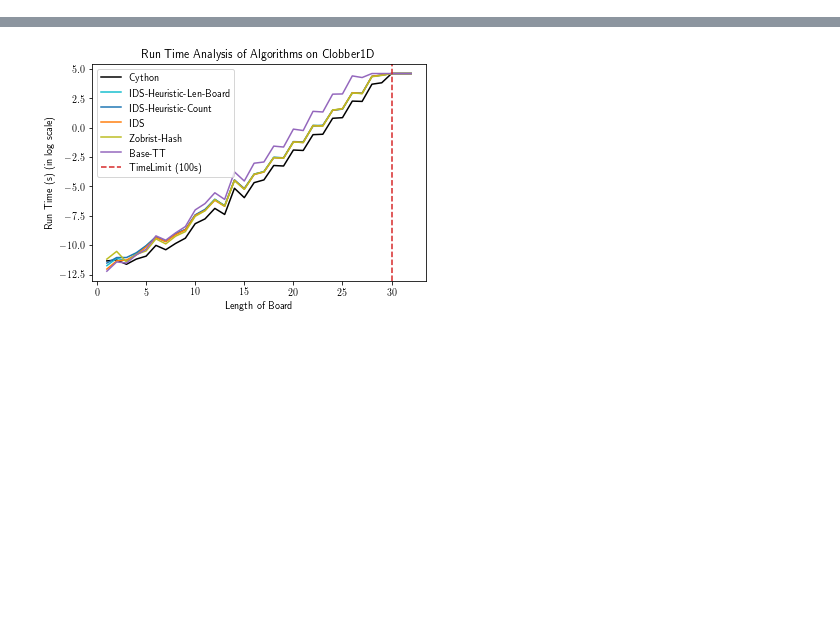
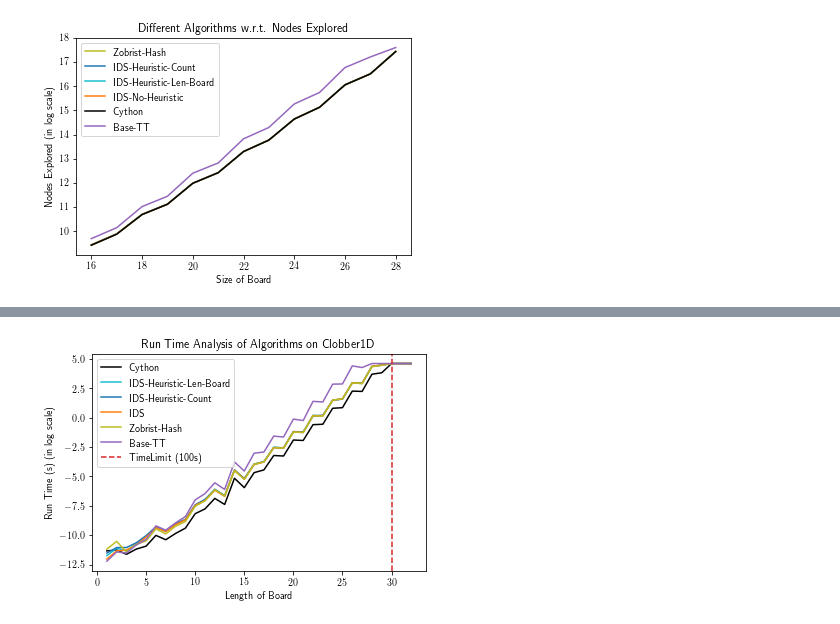
Before and after one commit to saqibameen/clobber-cgt, a Jupyter notebook: plot.ipynb, the cells around one changed output, grey strips where cells are left out. Saved outputs shown, nothing was run; the diff lists cells and outputs as text; code cells hidden in the pictures; blank space fills up the shorter version.

```diff
--- a/plot.ipynb
+++ b/plot.ipynb
@@ -28,6 +29,34 @@ cython = results3["Cython"].tolist()
 zobrist = results["Zobrist"].tolist()
 base = results["Base"].tolist()
 length_base = results["board_length"].tolist()
+# %%
+zob = nodes["Zobrist"].tolist()
+ids = nodes[" ids_solver"].tolist()
+ids_no = nodes[" ids_no_heuristic"].tolist()
+cyt = nodes[" Cython"].tolist()
+baseline = nodes[" baseline"].tolist()
+board = nodes[" Board_Size"].tolist()
+
+ids_heuristic_count = ids_heuristic_count[:30]
+ids_no_heuristic = ids_no_heuristic[:30]
+cython = cython[:30]
+zobrist = zobrist[:30]
+base = base[:30]
 # %%
 def get_log(x):
     return [math.log(i) for i in x]
+# %%
+plt.rcParams['text.usetex'] = True
+plt.plot(board[15:28], get_log(zob[15:28]), color='tab:olive', label='Zobrist-Hash')
+plt.plot(board[15:28], get_log(ids[15:28]), color='tab:blue', label='IDS-Heuristic-Count')
+plt.plot(board[15:28], get_log(ids[15:28]), color='tab:cyan', label='IDS-Heuristic-Len-Board')
+plt.plot(board[15:28], get_log(ids_no[15:28]), color='tab:orange', label='IDS-No-Heuristic')
+plt.plot(board[15:28], get_log(cyt[15:28]), color='k', label='Cython')
+plt.plot(board[15:28], get_log(baseline[15:28]), color='tab:purple', label='Base-TT')
+plt.legend()
+plt.xlabel("Size of Board")
+plt.ylabel("Nodes Explored (in log scale)")
+plt.title("Different Algorithms w.r.t. Nodes Explored")
+plt.savefig('algs.pdf', dpi=300, bbox_inches='tight')
+# %% [output]
+[figure, added]
```
Also changed, not shown: parts of 2 cells of this notebook.
